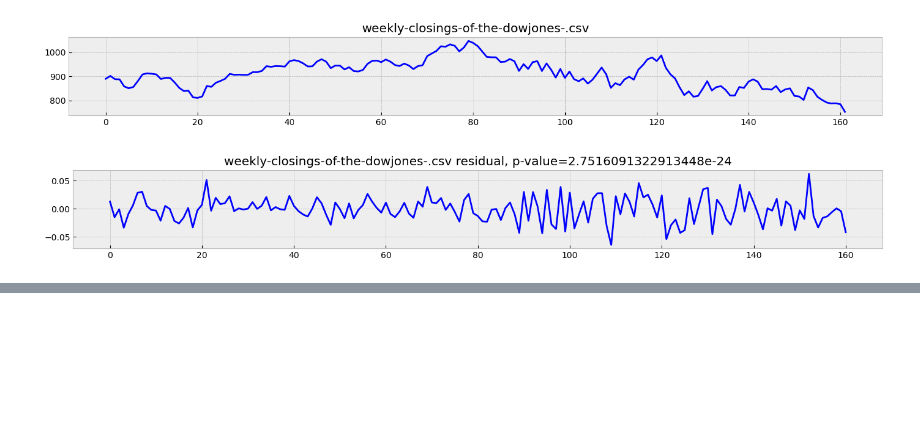
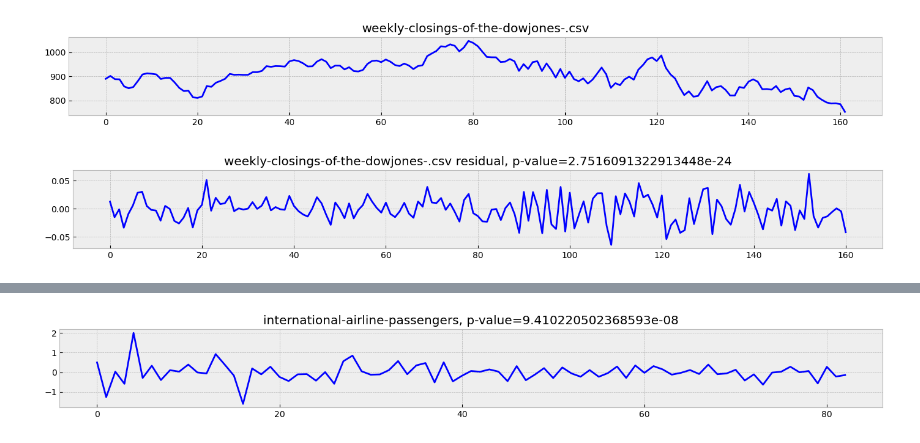
Before and after one commit to vassilyf/ml, a Jupyter notebook: series_homework1.ipynb, the cells around one changed output, grey strips where cells are left out. Cells and saved outputs as stored; diff of their text form; code cells hidden in the pictures; blank space fills up the shorter version.

```diff
--- a/series_homework1.ipynb
+++ b/series_homework1.ipynb
@@ -61,0 +91,10 @@ for sf in files:
+# %%
+# на графике прослеживается сезонность в 12 мес. Попробуем избавиться
+
+series = series[12:] - series[:-12]
+
+p_value = get_p_value(series)
+
+show_graph(series, "international-airline-passengers, p-value=" + str(p_value) )
+# %% [output]
+[figure, added]
```
Also changed, not shown: parts of 3 cells of this notebook.
